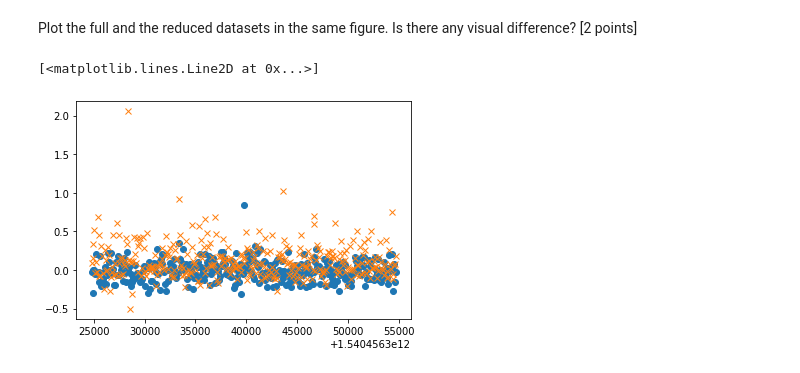
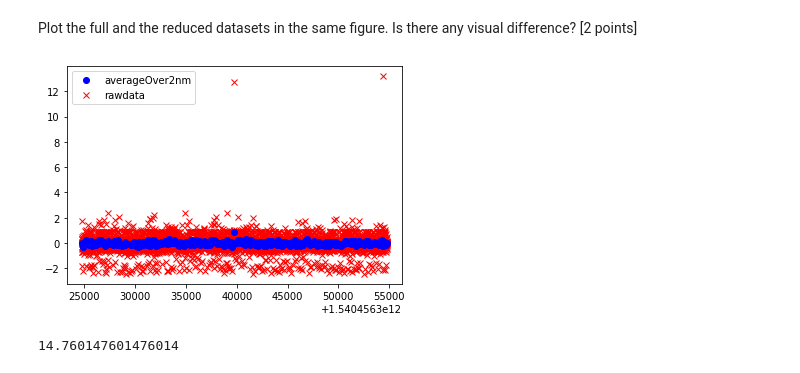
Before and after one commit to PStettler/DSF-DCBP-Philip-Stettler, a Jupyter notebook: codingTask1.ipynb, the cells around one changed output. Saved outputs shown, nothing was run; the diff lists cells and outputs as text; code cells hidden in the pictures.

```diff
--- a/codingTask1.ipynb
+++ b/codingTask1.ipynb
@@ -80,8 +80,13 @@ Plot the full and the reduced datasets in the same figure. Is there any visual d
 # %%
 red_2nm = reduce(step=2)
 fig, ax = plt.subplots()
-ax.plot(df.iloc[:,1].values,red_2nm.iloc[:,0].values,'o');
-ax.plot(df.iloc[:,1].values,df.iloc[:,5].values,'x')
+ax.plot(df.iloc[:,1].values,red_2nm.iloc[:,0].values,'bo');
+ax.plot(df.iloc[:,1].values,df.iloc[:,2:17].values,'rx')
+ax.plot(df.iloc[:,1].values,red_2nm.iloc[:,0].values,'bo');
+plt.legend(['averageOver2nm','rawdata']);
 # %% [output]
-[<matplotlib.lines.Line2D at 0x...>]
-[figure, old version]
+[figure, new version]
+# %%
+2/0.1355
+# %% [output]
+14.760147601476014
```
